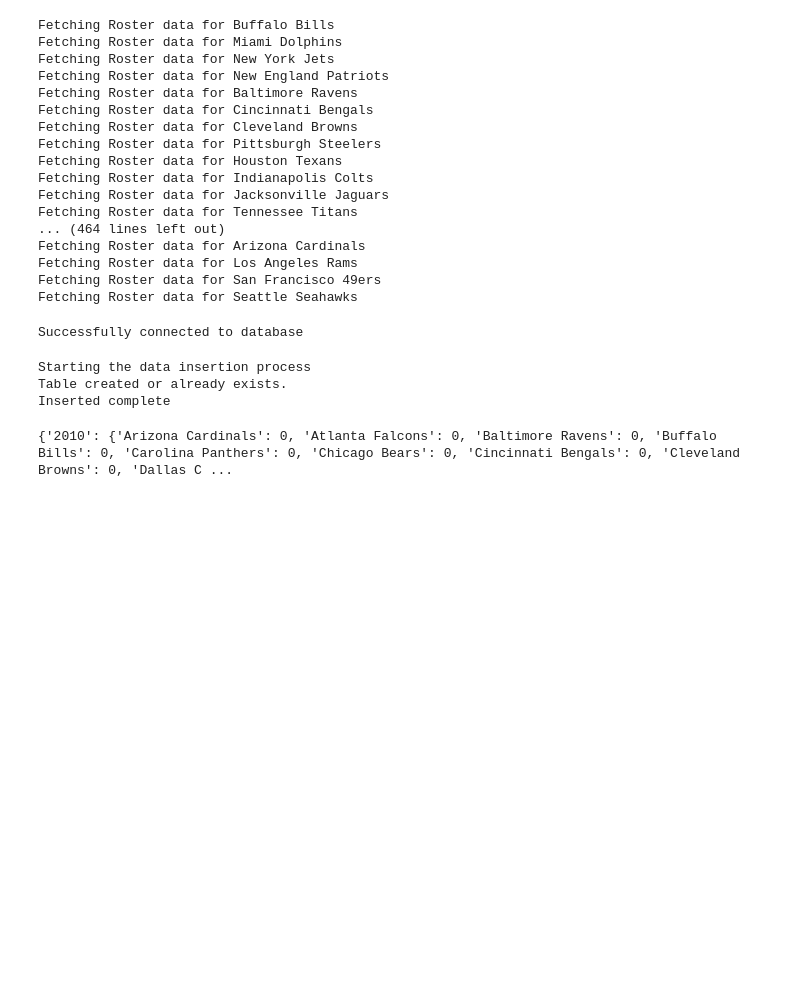
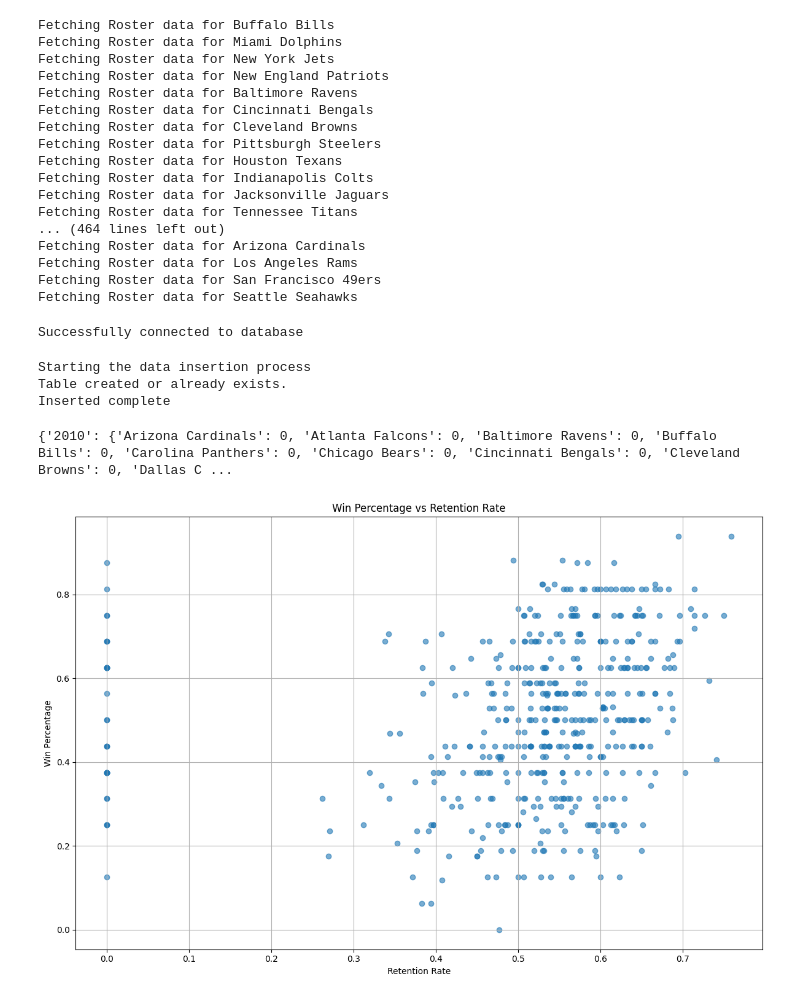
Before and after one commit to bhargav82/NFLDataScrapingAnalysis, a Jupyter notebook: wsa.ipynb, the cells around one changed output. Drawn from its saved outputs; the diff is of its cells as text; code cells hidden in the pictures; blank space fills up the shorter version.

Commit message:
finished organizing data and plotted it

```diff
--- a/wsa.ipynb
+++ b/wsa.ipynb
@@ -230,3 +230,41 @@ for index, year in enumerate(years):
     retention[year] = teams_rr_yearly
 # %% [output]
 {'2010': {'Arizona Cardinals': 0, 'Atlanta Falcons': 0, 'Baltimore Ravens': 0, 'Buffalo Bills': 0, 'Carolina Panthers': 0, 'Chicago Bears': 0, 'Cincinnati Bengals': 0, 'Cleveland Browns': 0, 'Dallas C ...
+# %%
+
+win_percentages = []
+retention_rates = []
+teams = []
+years = []
+
+for year, team_info in retention.items():
+    for name, rr in team_info.items():
+
+        win_percentage_series = df_teamData.loc[(df_teamData["team"] == name) & (df_teamData["year"] == int(year)), "win_percentage"]
+        win_percentage = win_percentage_series.values[0]
+
+        win_percentages.append(win_percentage)
+        retention_rates.append(rr)
+        teams.append(name)
+        years.append(int(year))
+
+
+plot_data = pd.DataFrame({
+'team': teams,
+'year': years,
+'win_percentage': win_percentages,
+'retention_rate': retention_rates
+})
+plt.figure(figsize=(12, 8))
+plt.scatter(plot_data['retention_rate'], plot_data['win_percentage'], alpha=0.6)
+
+
+
+plt.xlabel('Retention Rate')
+plt.ylabel('Win Percentage')
+plt.title('Win Percentage vs Retention Rate')
+plt.grid(True)
+plt.tight_layout()
+plt.show()
+# %% [output]
+[figure, added]
```
